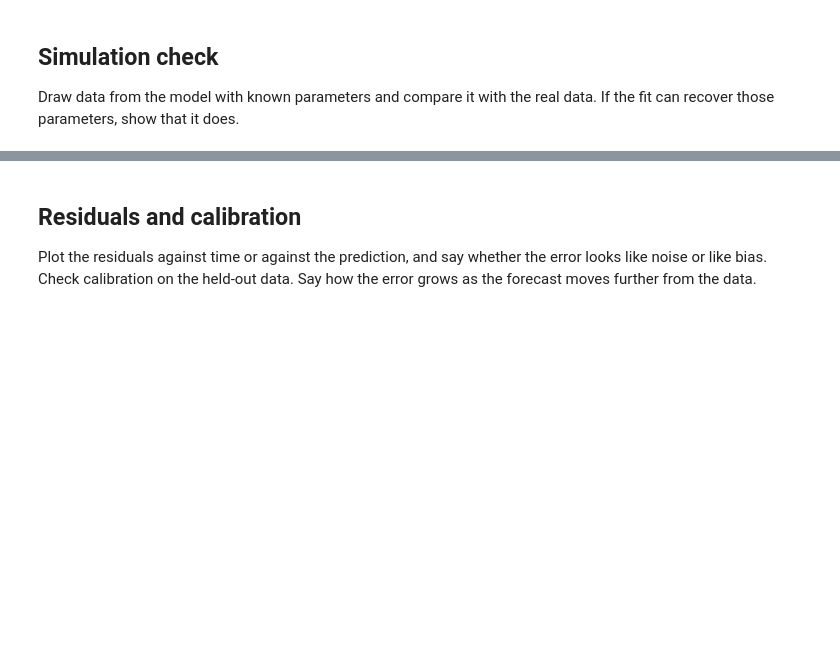
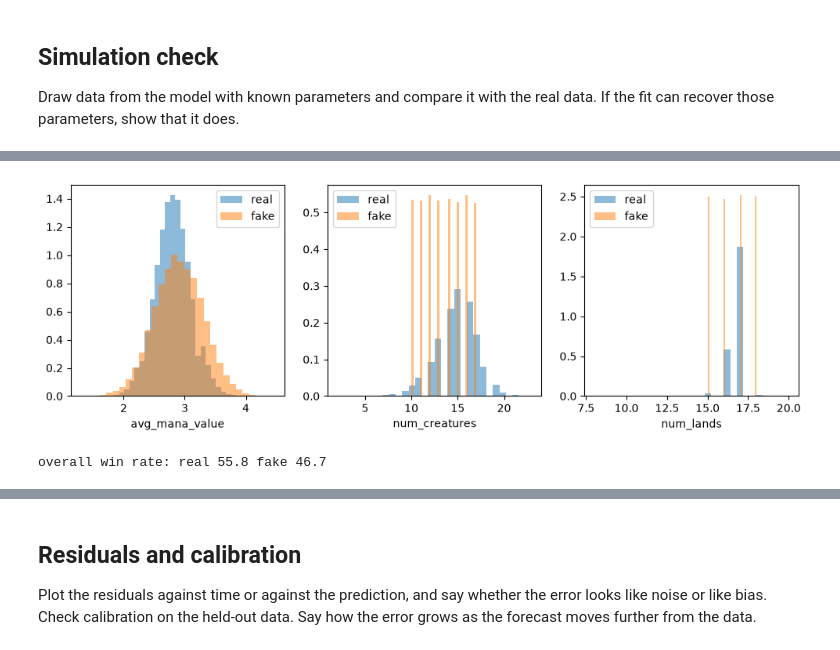
Before and after one commit to ajkearny/aii600-final-project, a Jupyter notebook: analysis.ipynb, the cells around one changed output, grey strips where cells are left out. Cells and saved outputs as stored; diff of their text form; code cells hidden in the pictures; blank space fills up the shorter version.

```diff
--- a/analysis.ipynb
+++ b/analysis.ipynb
@@ -68,0 +322,17 @@ Draw data from the model with known parameters and compare it with the real data
+# %%
+from models.common import fake_decks
+
+fake = fake_decks(seed=SEED)
+fake_fit = statsmodels_logit.fit(fake)
+p = fake_fit.params
+
+# peak of b1*x + b2*x^2 is at -b1 / (2*b2) when b2 < 0
+fit_mana_peak = -p["avg_mana_value"] / (2 * p["I(avg_mana_value ** 2)"])
+fit_lands_peak = -p["num_lands"] / (2 * p["I(num_lands ** 2)"])
+
+print("mana value peak: true 2.9, fitted", round(fit_mana_peak, 2))
+print("lands peak: true 17, fitted", round(fit_lands_peak, 2))
+print("creature slope: true 0.05, fitted", round(p["num_creatures"], 3))
+
+ci = fake_fit.conf_int().loc["num_creatures"]
+print("creature slope 95% CI:", round(ci[0], 3), "to", round(ci[1], 3))
@@ -68,0 +361,15 @@ Draw data from the model with known parameters and compare it with the real data
+# %%
+fig, axes = plt.subplots(1, 3, figsize=(12, 3.5))
+for ax, col in zip(axes, ["avg_mana_value", "num_creatures", "num_lands"]):
+    ax.hist(decks[col], bins=30, density=True, alpha=0.5, label="real")
+    ax.hist(fake[col], bins=30, density=True, alpha=0.5, label="fake")
+    ax.set_xlabel(col)
+    ax.legend()
+fig.savefig("fig/fake_vs_real.png", dpi=200, bbox_inches="tight")
+plt.show()
+
+print("overall win rate: real", round(100 * decks.wins.sum() / decks.games.sum(), 1),
+      "fake", round(100 * fake.wins.sum() / fake.games.sum(), 1))
+# %% [output]
+[figure, added]
+overall win rate: real 55.8 fake 46.7
```
Also changed, not shown: parts of 32 cells of this notebook, 14 other files.
